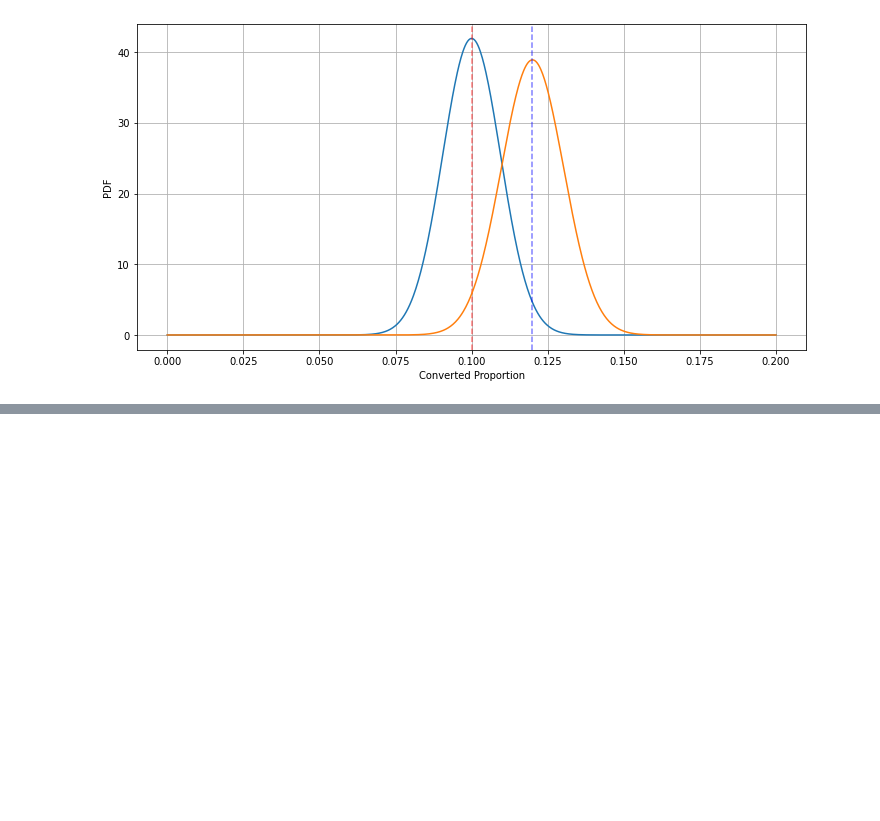
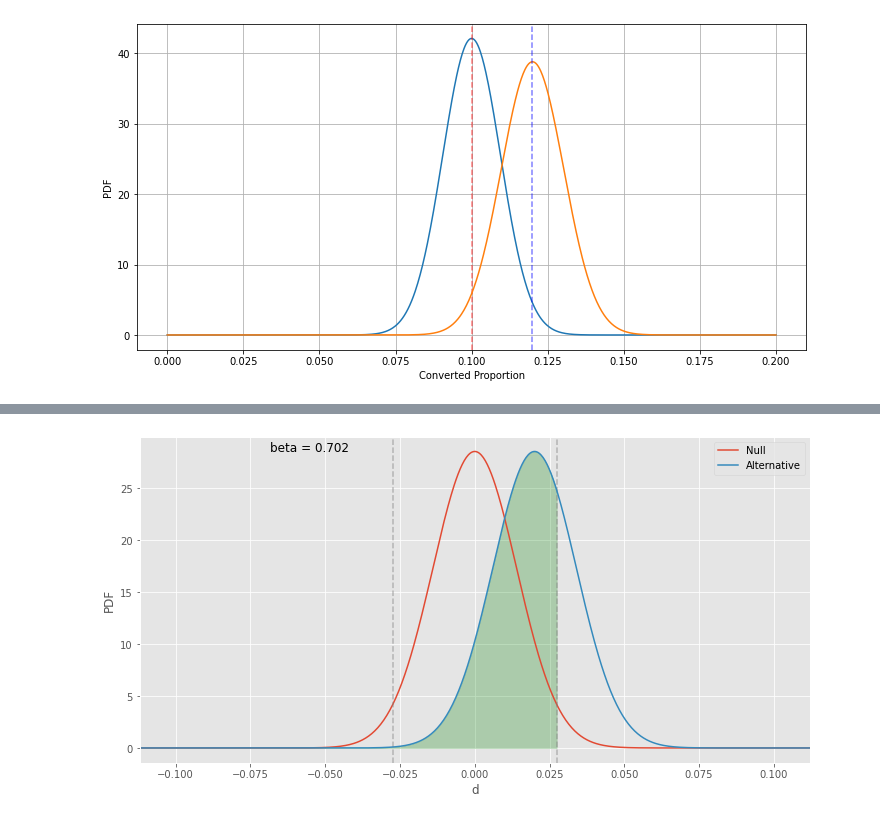
Before and after one commit to ysraell/examples, a Jupyter notebook: TestAB_Math/Tutorial.ipynb, the cells around one changed output, grey strips where cells are left out. Saved outputs shown, nothing was run; the diff lists cells and outputs as text; code cells hidden in the pictures; blank space fills up the shorter version.

```diff
--- a/TestAB_Math/Tutorial.ipynb
+++ b/TestAB_Math/Tutorial.ipynb
@@ -218,0 +228,4 @@ $\displaystyle  \hat{d} = \hat{p_A} - \hat{p_A} = 0.12.$
+# %%
+abplot(N_A, N_B, bcr, d_hat, show_beta=True)
+# %% [output]
+[figure, added]
```
Also changed, not shown: parts of 14 cells of this notebook, 4 other files.
